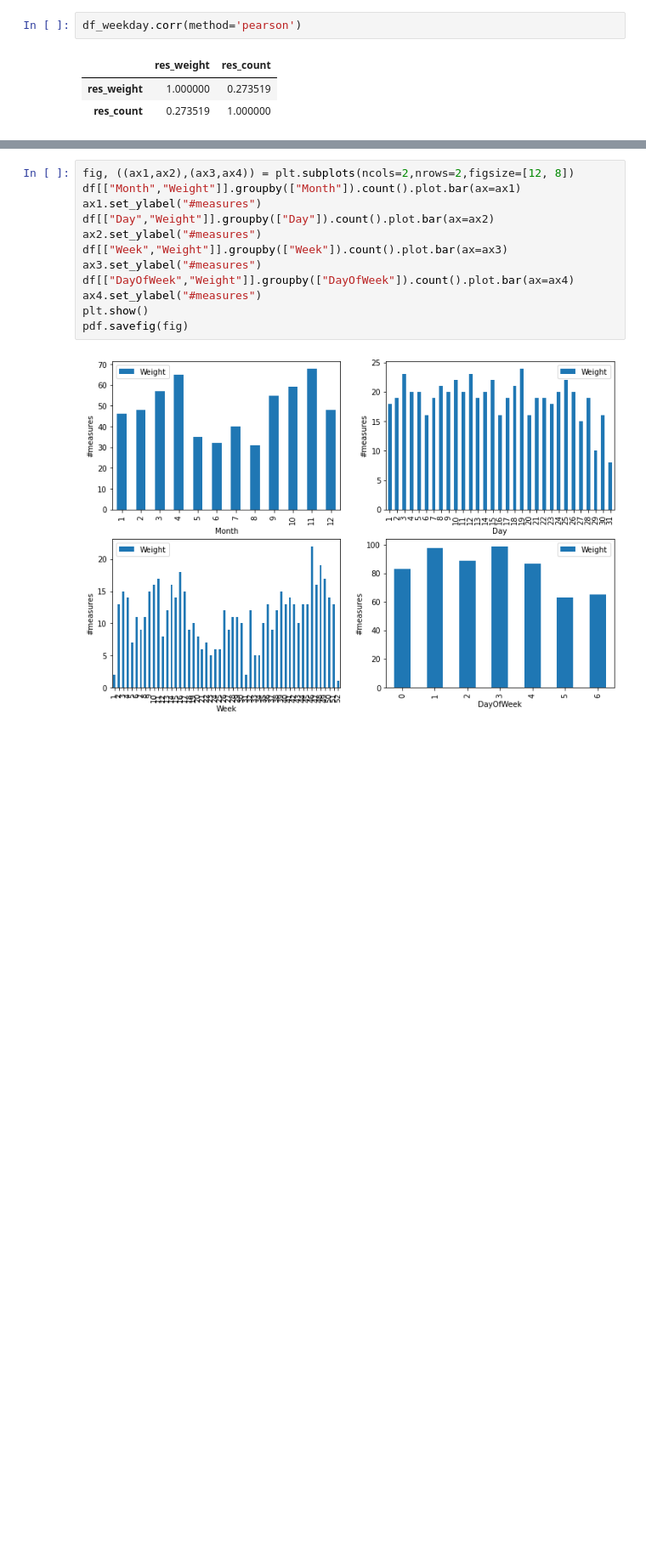
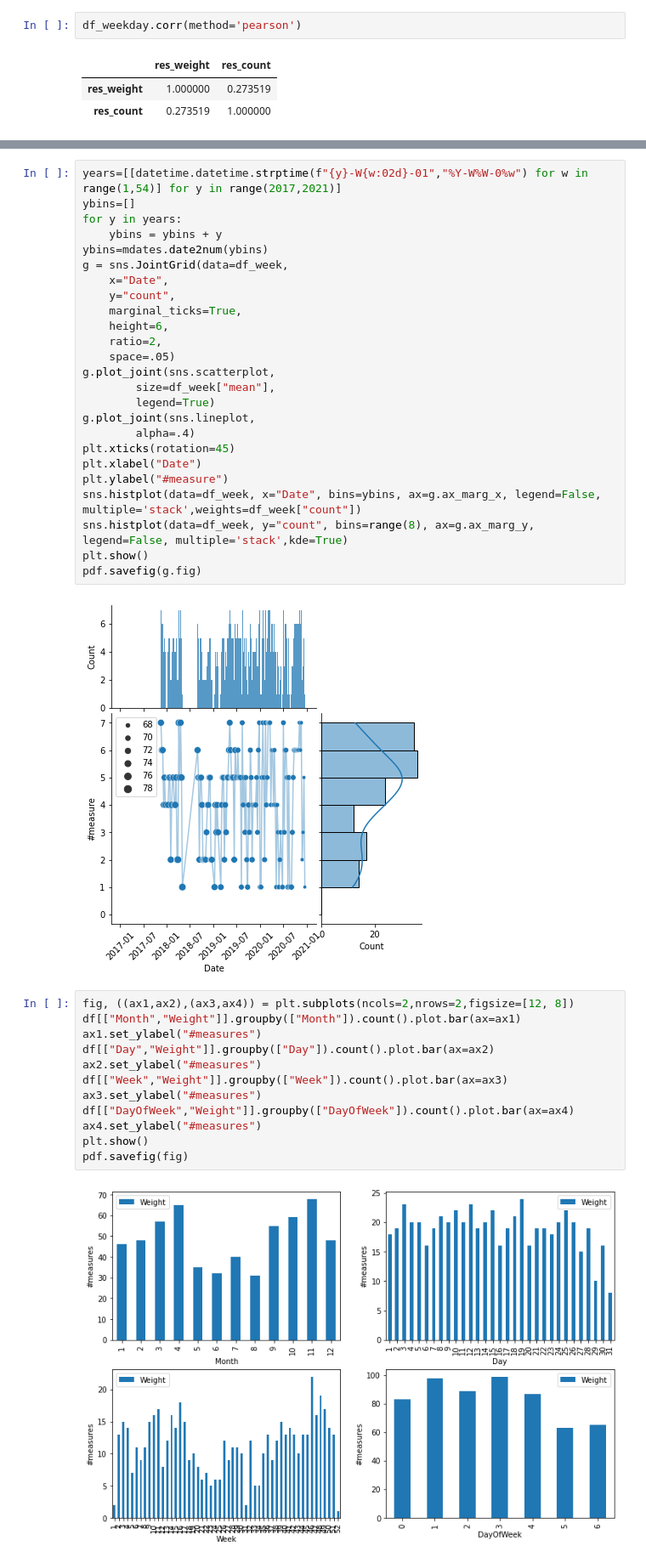
Before and after one commit to mt82/Peso, a Jupyter notebook: PyPeso.ipynb, the cells around one changed output, grey strips where cells are left out. Shown at 85% size. Cells and saved outputs as stored; diff of their text form; blank space fills up the shorter version.

```diff
--- a/PyPeso.ipynb
+++ b/PyPeso.ipynb
@@ -399,3 +331,30 @@ pdf.savefig(g.fig)
+# %%
+years=[[datetime.datetime.strptime(f"{y}-W{w:02d}-01","%Y-W%W-0%w") for w in range(1,54)] for y in range(2017,2021)]
+ybins=[]
+for y in years:
+    ybins = ybins + y
+ybins=mdates.date2num(ybins)
+g = sns.JointGrid(data=df_week,
+    x="Date",
+    y="count",
+    marginal_ticks=True,
+    height=6,
+    ratio=2,
+    space=.05)
+g.plot_joint(sns.scatterplot,
+        size=df_week["mean"],
+        legend=True)
+g.plot_joint(sns.lineplot,
+        alpha=.4)
+plt.xticks(rotation=45)
+plt.xlabel("Date")
+plt.ylabel("#measure")
+sns.histplot(data=df_week, x="Date", bins=ybins, ax=g.ax_marg_x, legend=False, multiple='stack',weights=df_week["count"])
+sns.histplot(data=df_week, y="count", bins=range(8), ax=g.ax_marg_y, legend=False, multiple='stack',kde=True)
+plt.show()
+pdf.savefig(g.fig)
+# %% [output]
+[figure, added]
 # %%
 fig, ((ax1,ax2),(ax3,ax4)) = plt.subplots(ncols=2,nrows=2,figsize=[12, 8])
 df[["Month","Weight"]].groupby(["Month"]).count().plot.bar(ax=ax1)
```
Also changed, not shown: parts of 8 cells of this notebook.
